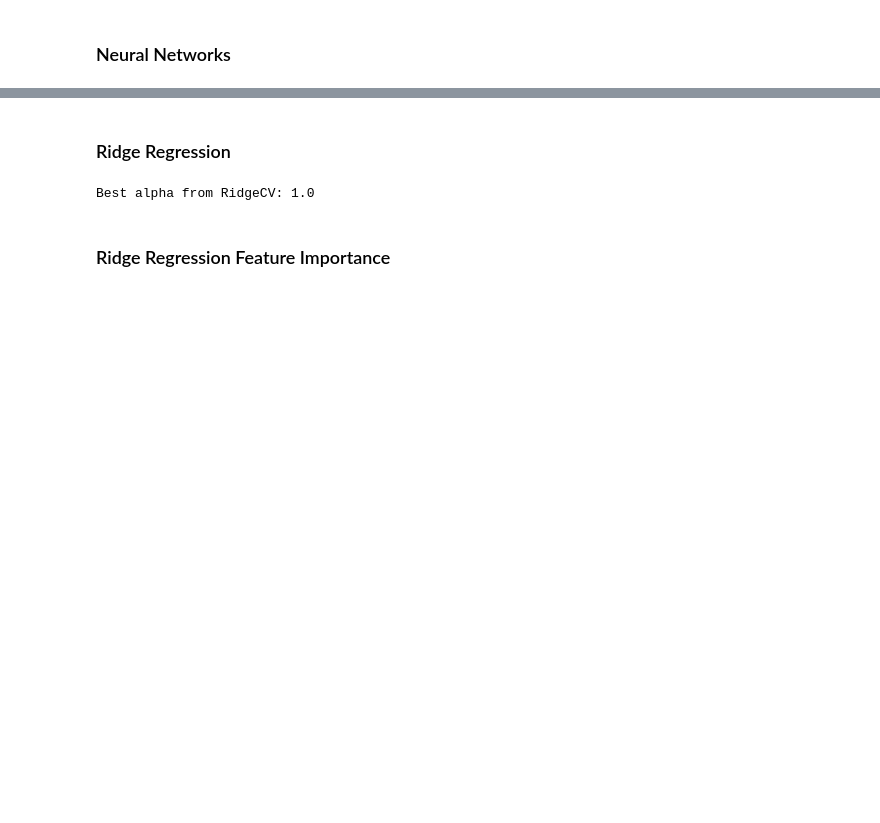
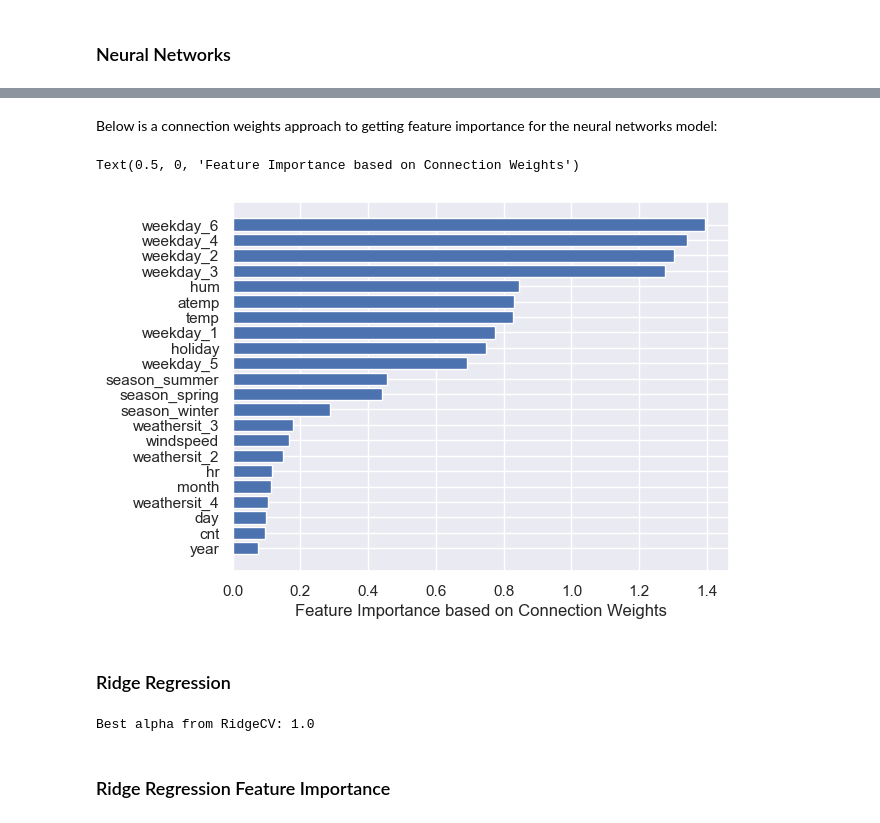
Before and after one commit to kbaum215/Bike-Sharing-Regression-Analysis, a Jupyter notebook: Team_1_Final_Project_Final.ipynb, the cells around one changed output, grey strips where cells are left out. Cells and saved outputs as stored; diff of their text form; code cells hidden in the pictures; blank space fills up the shorter version.

```diff
--- a/Team_1_Final_Project_Final.ipynb
+++ b/Team_1_Final_Project_Final.ipynb
@@ -970,3 +932,26 @@ plt.show()
+# %% [markdown]
+Below is a connection weights approach to getting feature importance for the neural networks model:
+# %%
+def get_feature_importances(model):
+    # Get the absolute values of the first-layer weights
+    first_layer_weights = model.layers[0].get_weights()[0]
+    # Take the mean of the absolute values for each feature across all output nodes
+    importance = np.mean(np.abs(first_layer_weights), axis=1)
+    return importance
+
+# Get importances
+importances = get_feature_importances(model)
+
+# Get feature names and sort indices by importance
+feature_names = X_train.columns
+sorted_idx = np.argsort(importances)
+
+# Visualize feature importances
+plt.barh(feature_names[sorted_idx], importances[sorted_idx])
+plt.xlabel("Feature Importance based on Connection Weights")
+# %% [output]
+Text(0.5, 0, 'Feature Importance based on Connection Weights')
+[figure, added]
 # %% [markdown]
 ### Ridge Regression
 # %%
```
Also changed, not shown: parts of 54 cells of this notebook.
